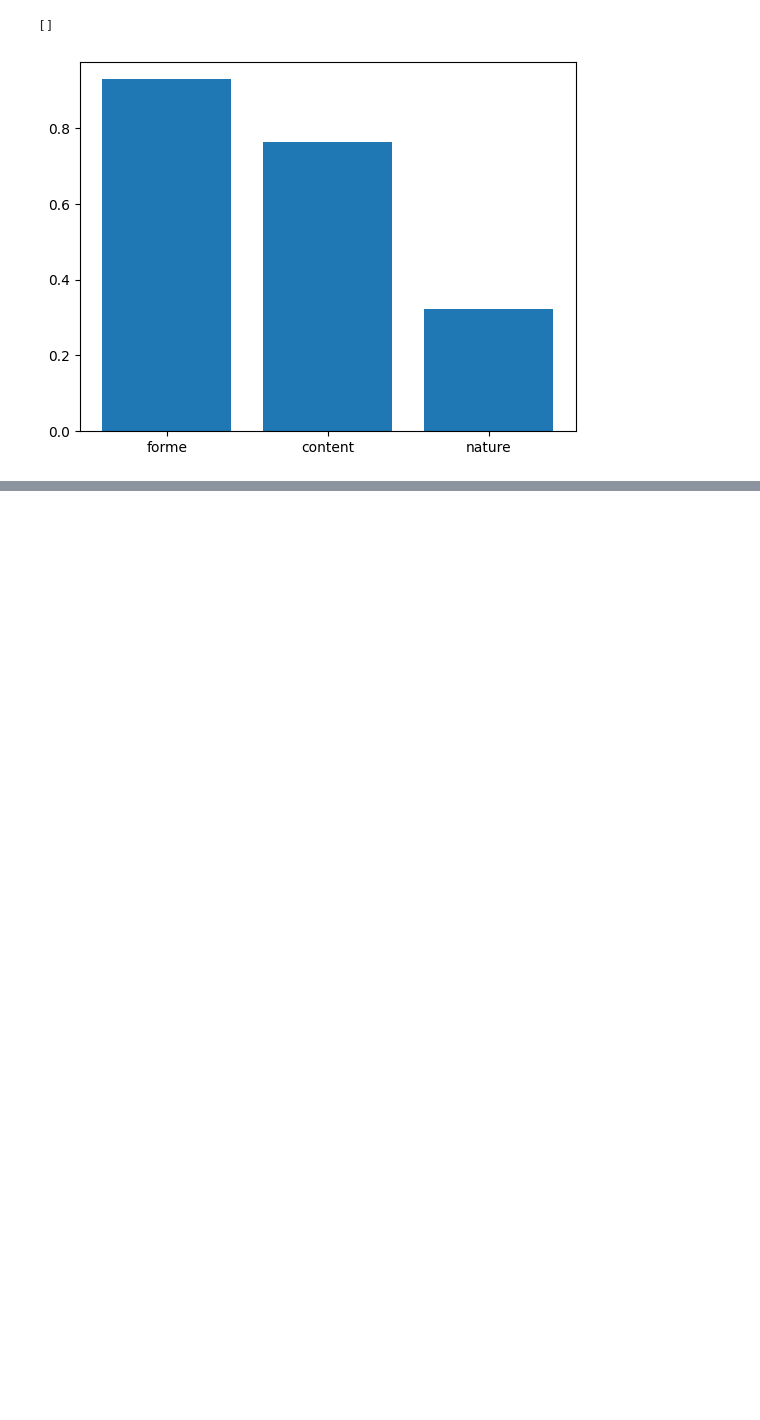
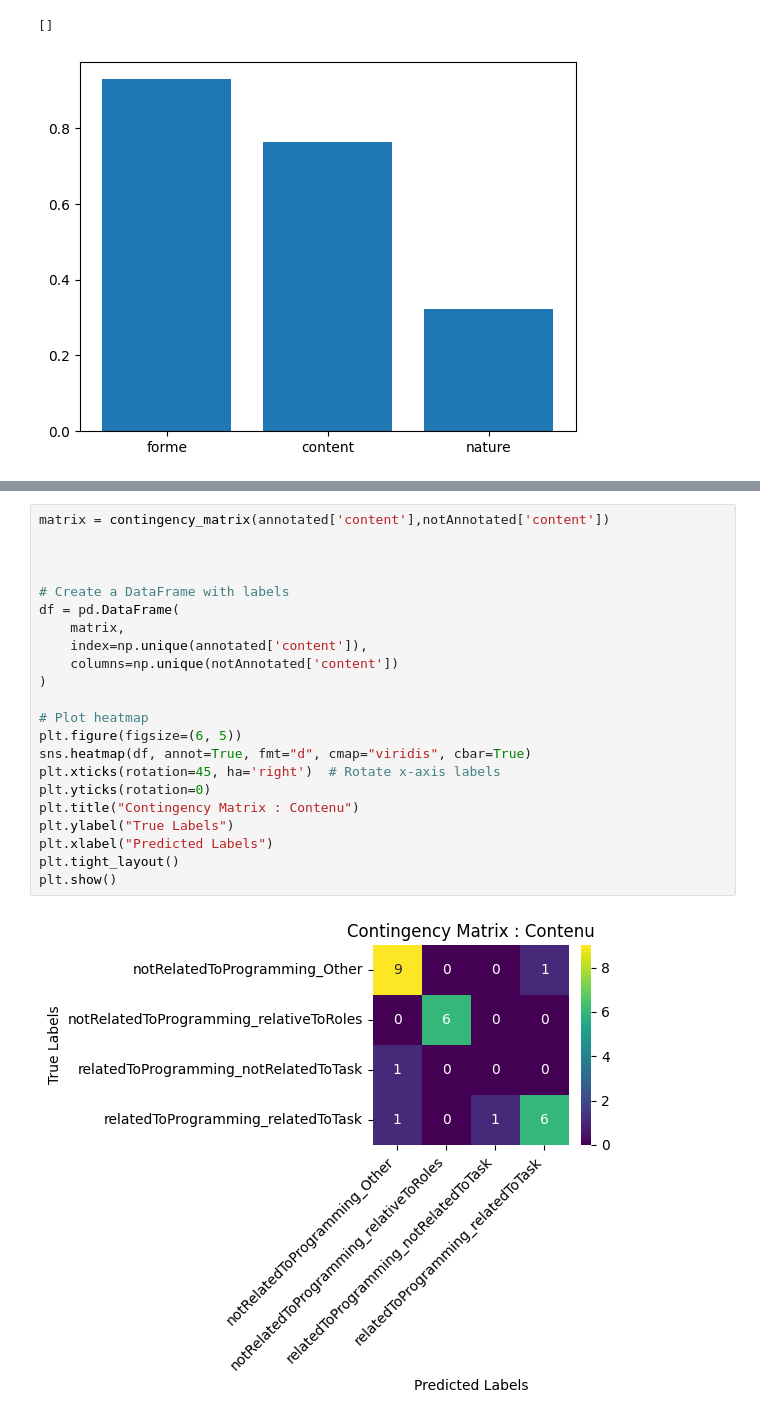
Before and after one commit to chloeboireaudevier/StageMIDL, a Jupyter notebook: kappa_cohen.ipynb, the cells around one changed output, grey strips where cells are left out. Drawn from its saved outputs; the diff is of its cells as text; blank space fills up the shorter version.

```diff
--- a/kappa_cohen.ipynb
+++ b/kappa_cohen.ipynb
@@ -194,0 +226,24 @@ plt.plot()
+# %%
+matrix = contingency_matrix(annotated['content'],notAnnotated['content'])
+
+
+
+# Create a DataFrame with labels
+df = pd.DataFrame(
+    matrix,
+    index=np.unique(annotated['content']),
+    columns=np.unique(notAnnotated['content'])
+)
+
+# Plot heatmap
+plt.figure(figsize=(6, 5))
+sns.heatmap(df, annot=True, fmt="d", cmap="viridis", cbar=True)
+plt.xticks(rotation=45, ha='right')  # Rotate x-axis labels
+plt.yticks(rotation=0)
+plt.title("Contingency Matrix : Contenu")
+plt.ylabel("True Labels")
+plt.xlabel("Predicted Labels")
+plt.tight_layout()
+plt.show()
+# %% [output]
+[figure, added]
```
Also changed, not shown: parts of 4 cells of this notebook, 2 other files.
